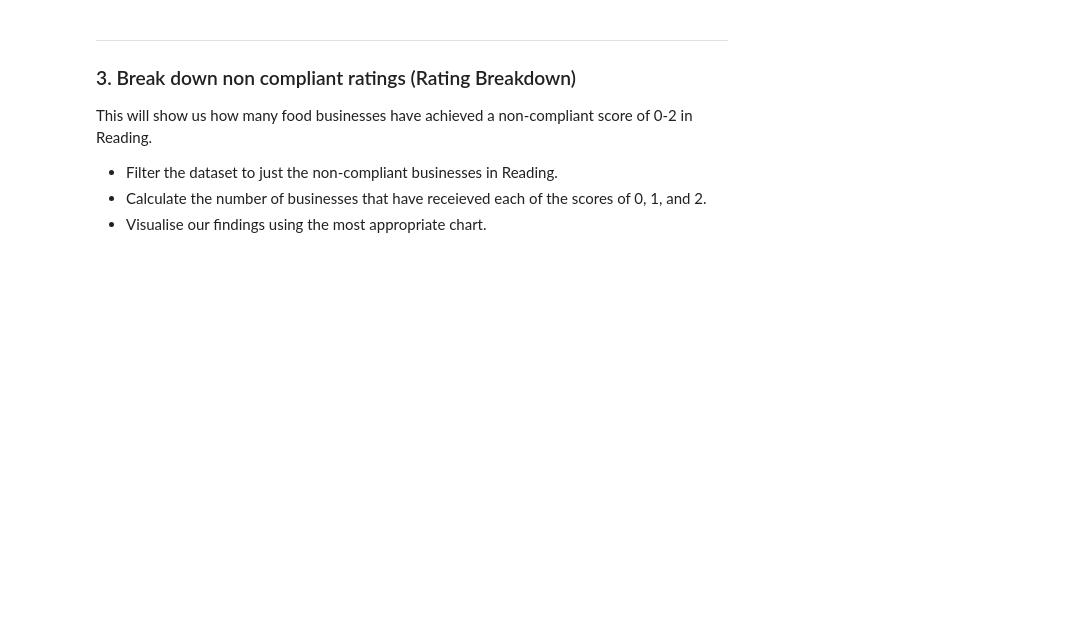
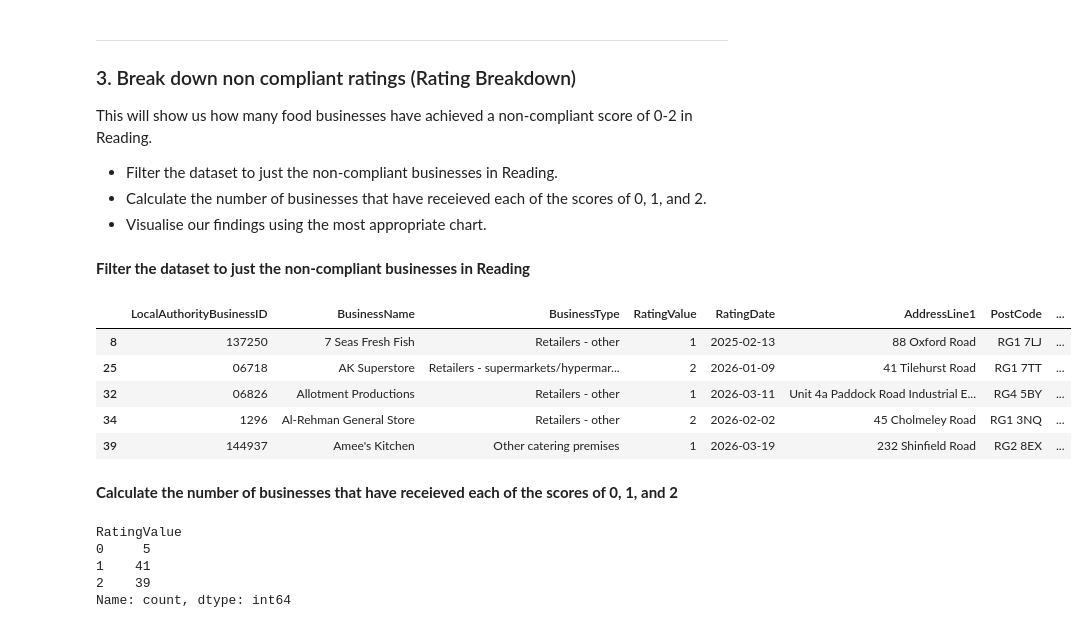
Before and after one commit to danb160/reading_food_hygiene_analysis, a Jupyter notebook: jupyter_notebooks/rfh_analysis_and_visualisations.ipynb, the cells around one changed output. Drawn from its saved outputs; the diff is of its cells as text; code cells hidden in the pictures; blank space fills up the shorter version.

```diff
--- a/jupyter_notebooks/rfh_analysis_and_visualisations.ipynb
+++ b/jupyter_notebooks/rfh_analysis_and_visualisations.ipynb
@@ -161,3 +161,27 @@ This will show us how many food businesses have achieved a non-compliant score o
 - Filter the dataset to just the non-compliant businesses in Reading.
 - Calculate the number of businesses that have receieved each of the scores of 0, 1, and 2.
 - Visualise our findings using the most appropriate chart.
+# %% [markdown]
+**Filter the dataset to just the non-compliant businesses in Reading**
+# %%
+# Filter the dataset to just non-compliant busninesses
+non_compliant_df = df[df['Compliance_Status'] == 'Non-Compliant']
+display(non_compliant_df.head())
+# %% [output]
+|  | LocalAuthorityBusinessID | BusinessName | BusinessType | RatingValue | RatingDate | AddressLine1 | PostCode | ... |
+| 8 | 137250 | 7 Seas Fresh Fish | Retailers - other | 1 | 2025-02-13 | 88 Oxford Road | RG1 7LJ | ... |
+| 25 | 06718 | AK Superstore | Retailers - supermarkets/hypermar... | 2 | 2026-01-09 | 41 Tilehurst Road | RG1 7TT | ... |
+| 32 | 06826 | Allotment Productions | Retailers - other | 1 | 2026-03-11 | Unit 4a Paddock Road Industrial E... | RG4 5BY | ... |
+| 34 | 1296 | Al-Rehman General Store | Retailers - other | 2 | 2026-02-02 | 45 Cholmeley Road | RG1 3NQ | ... |
+| 39 | 144937 | Amee's Kitchen | Other catering premises | 1 | 2026-03-19 | 232 Shinfield Road | RG2 8EX | ... |
+# %% [markdown]
+**Calculate the number of businesses that have receieved each of the scores of 0, 1, and 2**
+# %%
+rating_counts = non_compliant_df['RatingValue'].value_counts().sort_index()
+display(rating_counts)
+# %% [output]
+RatingValue
+0     5
+1    41
+2    39
+Name: count, dtype: int64
```
Also changed, not shown: parts of 2 cells of this notebook.
